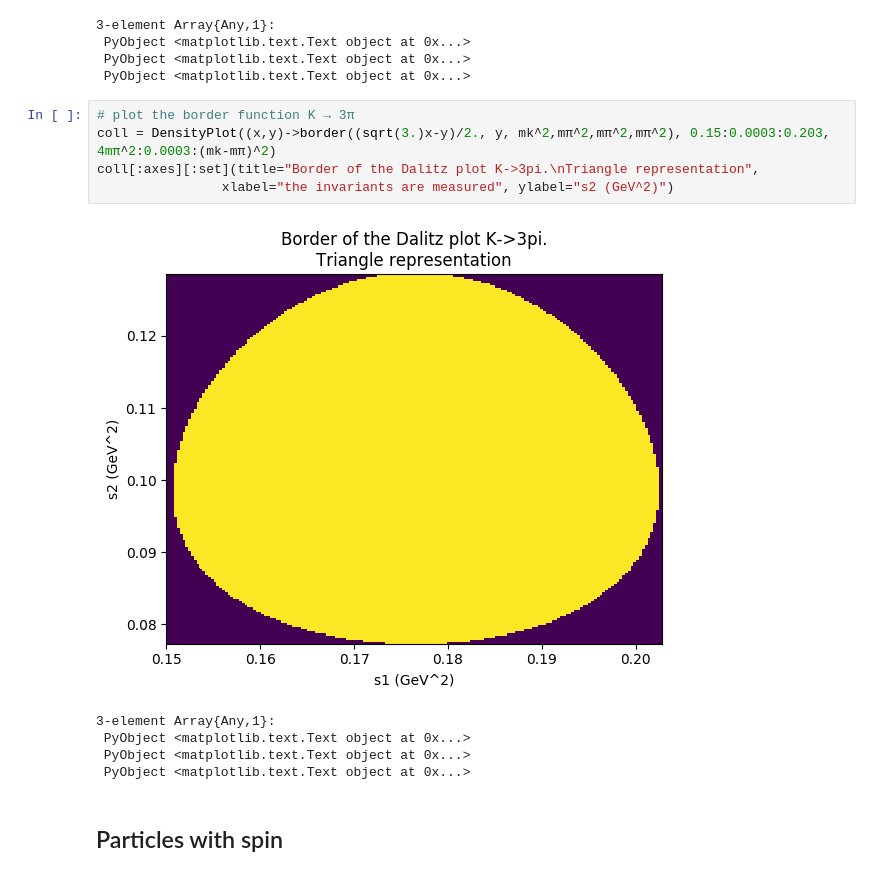
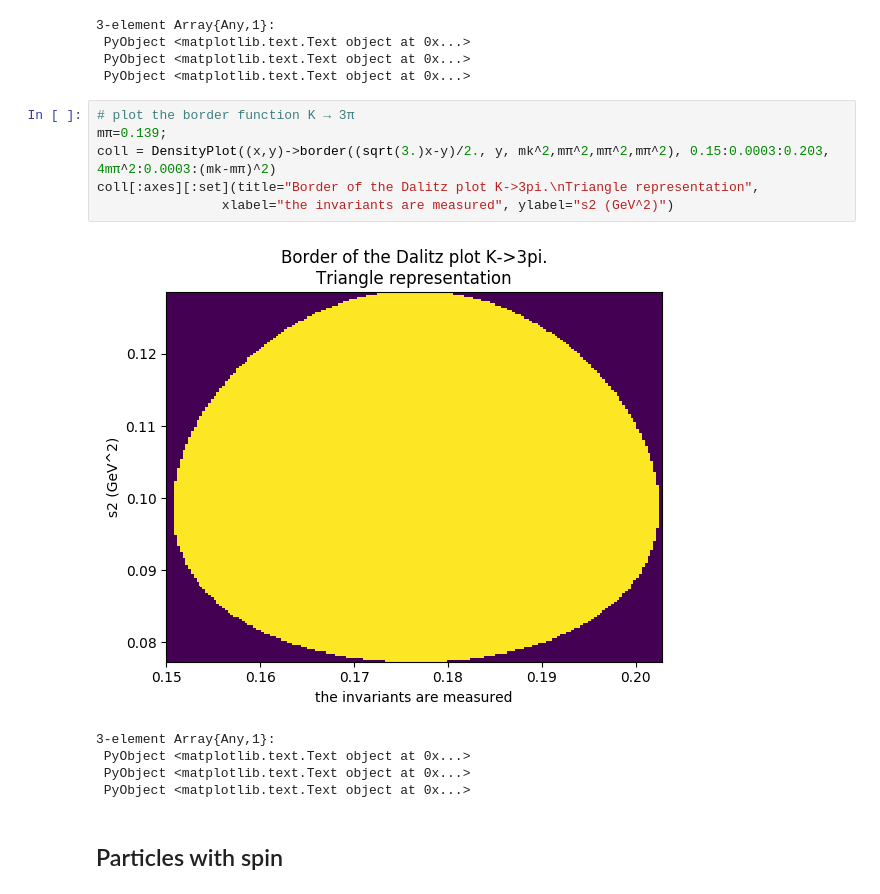
Before and after one commit to cefera/SWRT2017, a Jupyter notebook: notebooks/Day4.Slot2.DalitzPlot.ipynb, the cells around one changed output. Drawn from its saved outputs; the diff is of its cells as text.

```diff
--- a/notebooks/Day4.Slot2.DalitzPlot.ipynb
+++ b/notebooks/Day4.Slot2.DalitzPlot.ipynb
@@ -125,11 +126,12 @@ coll[:axes][:set](title="Border of the Dalitz plot K->3pi.\nCartesian representa
  PyObject <matplotlib.text.Text object at 0x...>
 # %%
 # plot the border function K → 3π
+mπ=0.139;
 coll = DensityPlot((x,y)->border((sqrt(3.)x-y)/2., y, mk^2,mπ^2,mπ^2,mπ^2), 0.15:0.0003:0.203, 4mπ^2:0.0003:(mk-mπ)^2)
 coll[:axes][:set](title="Border of the Dalitz plot K->3pi.\nTriangle representation",
                 xlabel="the invariants are measured", ylabel="s2 (GeV^2)")
 # %% [output]
-[figure, old version]
+[figure, new version]
 3-element Array{Any,1}:
  PyObject <matplotlib.text.Text object at 0x...>
  PyObject <matplotlib.text.Text object at 0x...>
```
Also changed, not shown: parts of 2 cells of this notebook.
